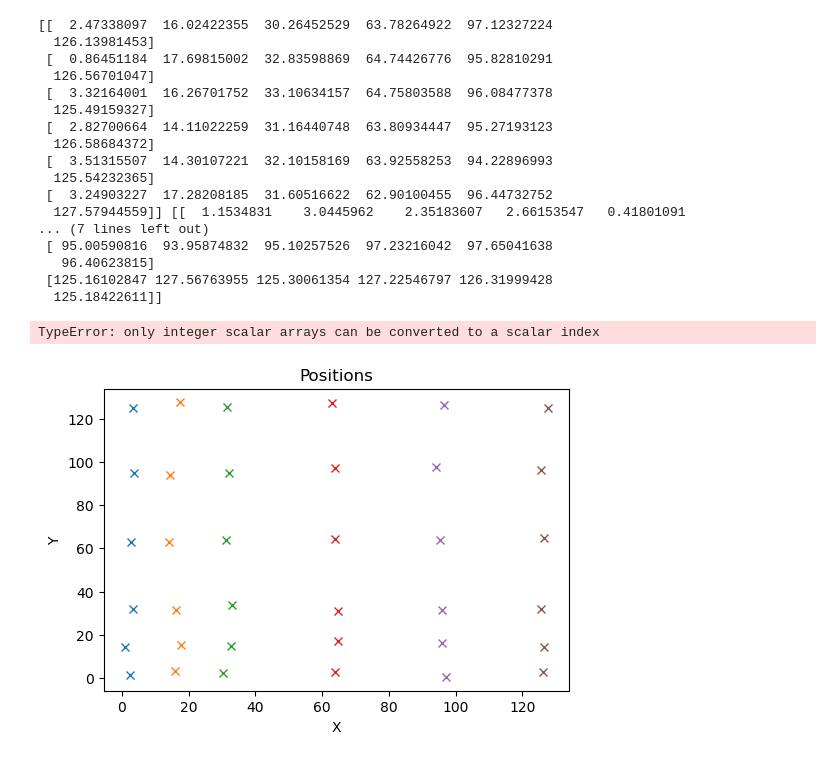
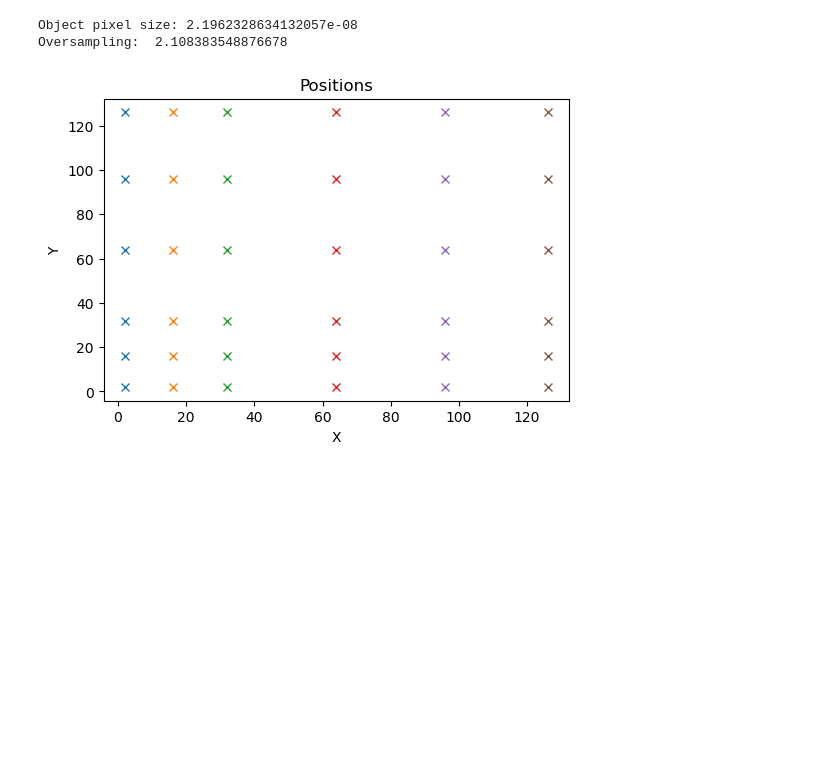
Before and after one commit to cnpem/ssc-cdi, a Jupyter notebook: sscCdi/caterete/new_ptychos/RAAR_mPIE.ipynb, the cells around one changed output. Cells and saved outputs as stored; diff of their text form; code cells hidden in the pictures; blank space fills up the shorter version.

Commit message:
Saving status to start ProbeDecomp dev

```diff
--- a/sscCdi/caterete/new_ptychos/RAAR_mPIE.ipynb
+++ b/sscCdi/caterete/new_ptychos/RAAR_mPIE.ipynb
@@ -129,7 +129,7 @@ def get_positions_array(random_positions=False):
 
     if random_positions == True:
         positionsX,positionsY = apply_random_shifts_to_positions(positionsX,positionsY)
-        print(positionsX,positionsY)
+        # print(positionsX,positionsY)
 
     if 1: # Plot positions map
         figure, ax = plt.subplots(dpi=100)
@@ -138,7 +138,7 @@ def get_positions_array(random_positions=False):
         ax.set_xlabel('X')
         ax.set_ylabel('Y')
 
-    return positionsX,positionsY
+    return positionsX.flatten(),positionsY.flatten()
 
 def apply_invalid_regions(difpad):
     delta = 25
@@ -370,7 +370,6 @@ def mPIE_loop(difpads, positions,object_guess,probe_guess, mPIE_params,experimen
     obj = object_guess
     probe = probe_guess
 
-    print(type(obj),obj.shape)
     error_list = []
     for j in range(iterations):
 
@@ -416,7 +415,7 @@ def mPIE_loop(difpads, positions,object_guess,probe_guess, mPIE_params,experimen
 
 """ MAIN CODE """
 
-difpads, positions, model_obj, model_probe = get_simulated_data(random_positions=True)
+difpads, positions, model_obj, model_probe = get_simulated_data(random_positions=False)
 probe_guess = model_probe*np.exp(-1j*np.random.rand(*model_probe.shape))
 obj_guess = np.ones_like(model_obj) # constant object
 obj_guess = np.random.rand(model_obj.shape[0],model_obj.shape[1])+1j
@@ -428,50 +427,34 @@ energy = 10    # keV
 n_pixels = 3072
 pixel_size = 55.13e-6  # meters
 c_speed = 299792458    # Velocity of Light [m/s]
 planck  = 4.135667662E-18  # Plank constant [keV*s]
 wavelength = c_speed * planck / energy
 dx = wavelength*distance/(n_pixels*pixel_size)
 experiment_params = dx, wavelength,distance
 oversampling_ratio = wavelength*distance/(position_step*pixel_size)
 print('Object pixel size:',dx)
 print("Oversampling: ",oversampling_ratio)
 
-iterations = 10
+iterations = 300
 
 """ mPIE params """
 if 0: # suggested min from paper
     alpha, beta = 0.05, 0.5
     gamma_obj, gamma_probe = 0.1, 0.2
     eta_obj, eta_probe = 0.5, 0.75
     T_lim = 10
 else: # suggested max from paper
     alpha, beta = 0.25, 5
     gamma_obj, gamma_probe = 0.5, 1
     eta_obj, eta_probe = 0.9, 0.99
     T_lim = 100
 mPIE_params = (alpha,beta,gamma_obj,gamma_probe,eta_obj,eta_probe,T_lim)
 
 """ RAAR params """
 beta = 0.995
 epsilon = 0.01
 RAAR_params = (beta,epsilon)
 # %% [output]
-[[  2.47338097  16.02422355  30.26452529  63.78264922  97.12327224
-  126.13981453]
- [  0.86451184  17.69815002  32.83598869  64.74426776  95.82810291
-  126.56701047]
- [  3.32164001  16.26701752  33.10634157  64.75803588  96.08477378
-  125.49159327]
- [  2.82700664  14.11022259  31.16440748  63.80934447  95.27193123
-  126.58684372]
- [  3.51315507  14.30107221  32.10158169  63.92558253  94.22896993
-  125.54232365]
- [  3.24903227  17.28208185  31.60516622  62.90100455  96.44732752
-  127.57944559]] [[  1.1534831    3.0445962    2.35183607   2.66153547   0.41801091
-... (7 lines left out)
- [ 95.00590816  93.95874832  95.10257526  97.23216042  97.65041638
-   96.40623815]
- [125.16102847 127.56763955 125.30061354 127.22546797 126.31999428
-  125.18422611]]
+Object pixel size: 2.1962328634132057e-08
+Oversampling:  2.108383548876678
-TypeError: only integer scalar arrays can be converted to a scalar index
-[figure, old version]
+[figure, new version]
```
Also changed, not shown: parts of 3 cells of this notebook, 21 other files.
